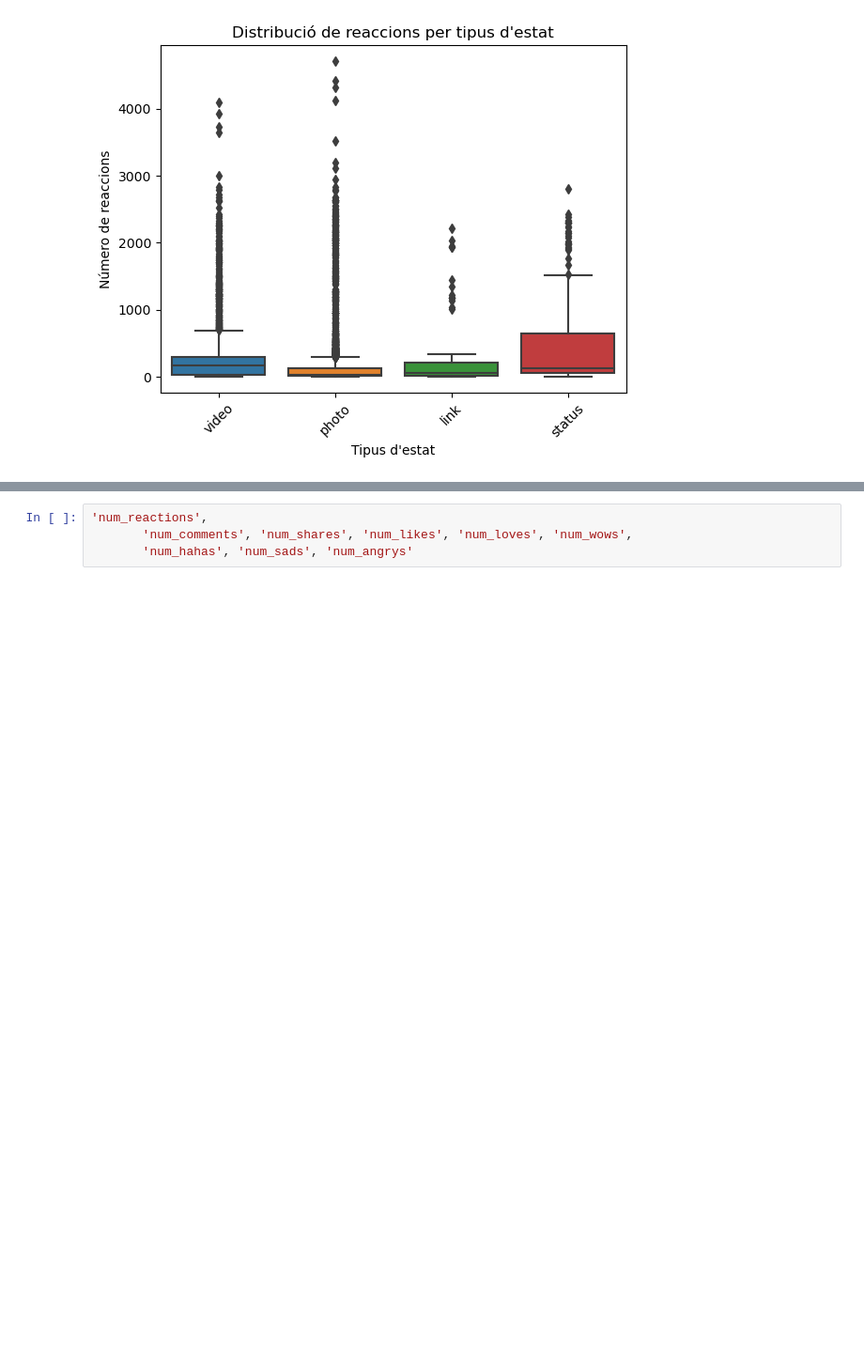
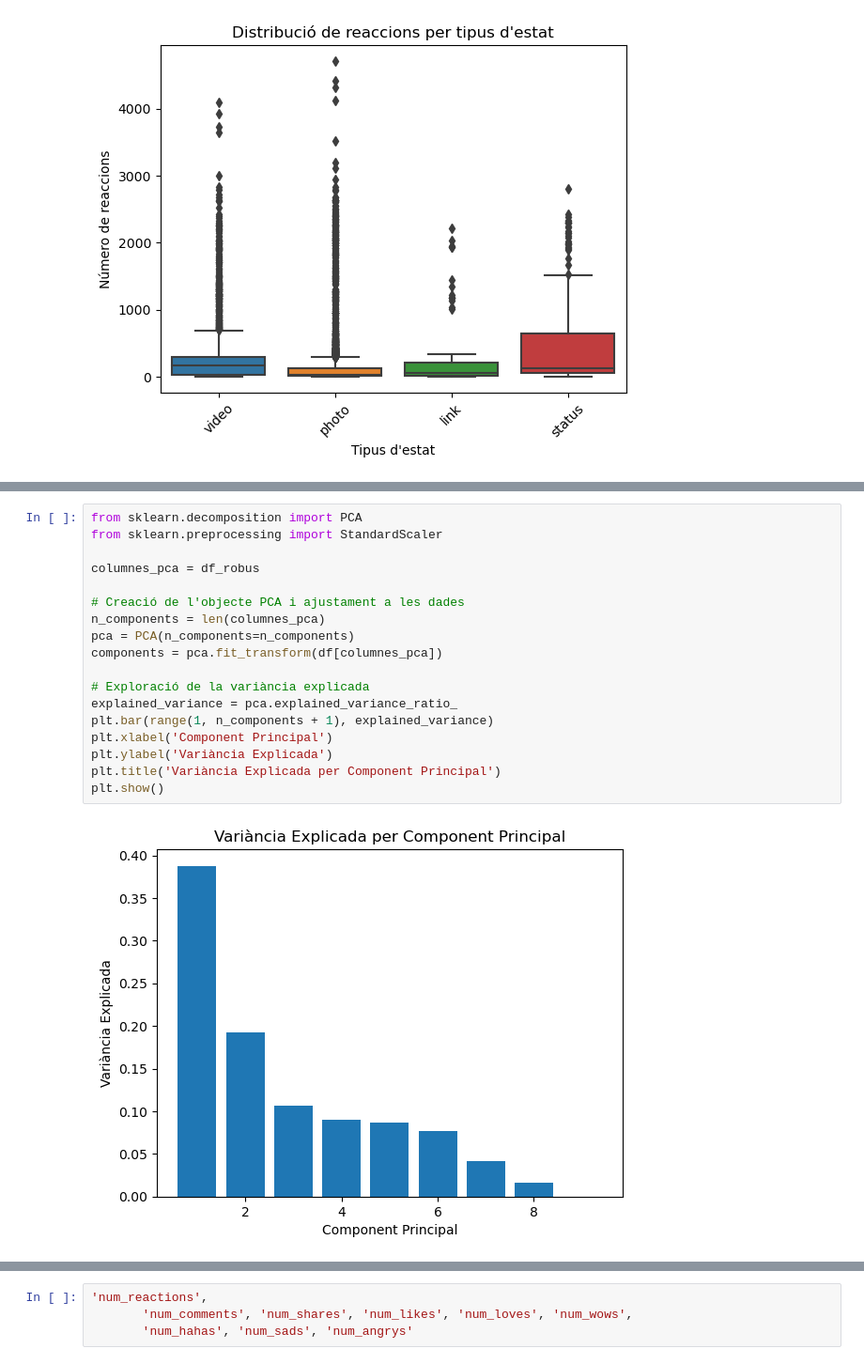
Before and after one commit to edaimon/ML_unsupervised, a Jupyter notebook: T8.1.ipynb, the cells around one changed output, grey strips where cells are left out. Shown at 94% size. Saved outputs shown, nothing was run; the diff lists cells and outputs as text; blank space fills up the shorter version.

```diff
--- a/T8.1.ipynb
+++ b/T8.1.ipynb
@@ -320,0 +526,20 @@ plt.show()
+# %%
+from sklearn.decomposition import PCA
+from sklearn.preprocessing import StandardScaler
+
+columnes_pca = df_robus
+
+# Creació de l'objecte PCA i ajustament a les dades
+n_components = len(columnes_pca)
+pca = PCA(n_components=n_components)
+components = pca.fit_transform(df[columnes_pca])
+
+# Exploració de la variància explicada
+explained_variance = pca.explained_variance_ratio_
+plt.bar(range(1, n_components + 1), explained_variance)
+plt.xlabel('Component Principal')
+plt.ylabel('Variància Explicada')
+plt.title('Variància Explicada per Component Principal')
+plt.show()
+# %% [output]
+[figure, added]
```
Also changed, not shown: parts of 28 cells of this notebook.
